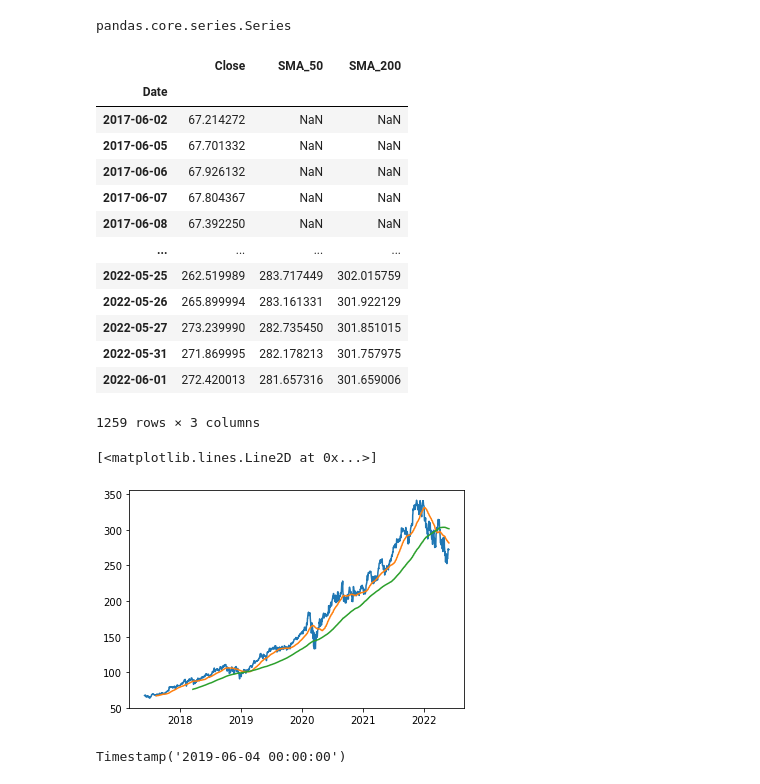
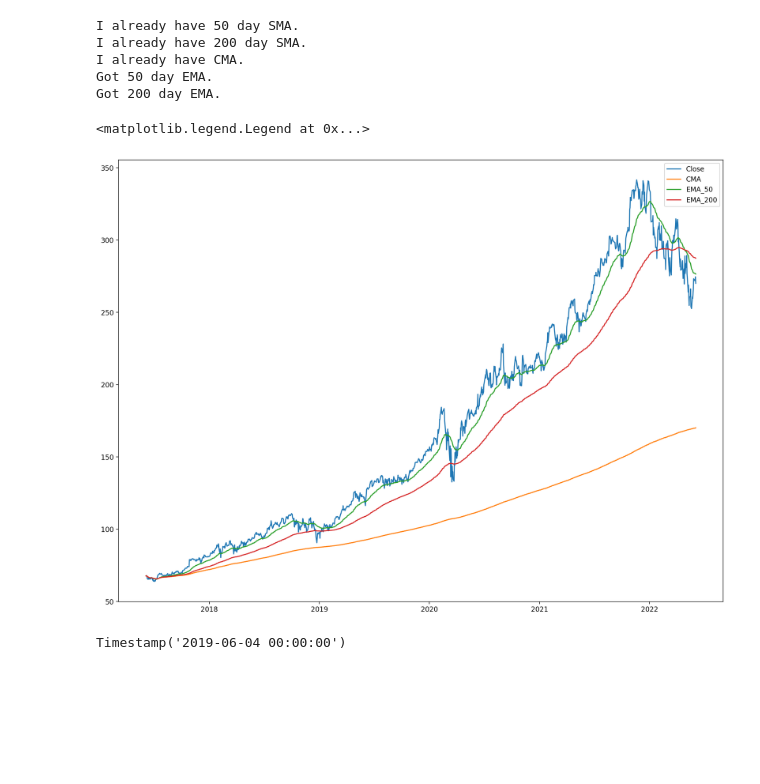
Before and after one commit to aws-trsharma/stock_trading_bot, a Jupyter notebook: rule_prototyping.ipynb, the cells around one changed output. Saved outputs shown, nothing was run; the diff lists cells and outputs as text; code cells hidden in the pictures; blank space fills up the shorter version.

```diff
--- a/rule_prototyping.ipynb
+++ b/rule_prototyping.ipynb
@@ -12,7 +12,6 @@ from matplotlib import pyplot as plt
 # %%
-bot = TradingBot()
-msft_data = bot.get_stock_data('MSFT', data_period='5y')
-msft_data.head()
+bot = Stock('MSFT',time_period='5y')
+bot.stock_data
 # %% [output]
 |  | Open | High | Low | Close | Volume | Dividends | Stock Splits |
 | Date |  |  |  |  |  |  |  |
@@ -45,4 +35,0 @@ msft_data.head()
-# %%
-type(msft_data['Close'])
-# %% [output]
-pandas.core.series.Series
@@ -56,28 +36,24 @@ long_ma = price_hist.iloc[-1].loc['SMA_200']
-# %%
-
-price_hist
-# %% [output]
-|  | Close | SMA_50 | SMA_200 |
-| Date |  |  |  |
-| 2017-06-02 | 67.214272 | NaN | NaN |
-| 2017-06-05 | 67.701332 | NaN | NaN |
-| 2017-06-06 | 67.926132 | NaN | NaN |
-| 2017-06-07 | 67.804367 | NaN | NaN |
-| 2017-06-08 | 67.392250 | NaN | NaN |
-| ... | ... | ... | ... |
-| 2022-05-25 | 262.519989 | 283.717449 | 302.015759 |
-| 2022-05-26 | 265.899994 | 283.161331 | 301.922129 |
-| 2022-05-27 | 273.239990 | 282.735450 | 301.851015 |
-| 2022-05-31 | 271.869995 | 282.178213 | 301.757975 |
-| 2022-06-01 | 272.420013 | 281.657316 | 301.659006 |
-1259 rows × 3 columns
+# %%
+bot.get_sma_(t=50)
+bot.get_sma_(t=200)
+bot.get_cma_()
+bot.get_ema_(t=50)
+bot.get_ema_(t=200)
+# %% [output]
+I already have 50 day SMA.
+I already have 200 day SMA.
+I already have CMA.
+Got 50 day EMA.
+Got 200 day EMA.
 # %%
-plt.plot(price_hist['Close'])
-plt.plot(price_hist['SMA_50'])
-plt.plot(price_hist['SMA_200'])
+plt.figure(figsize=(16, 12), dpi=200)
+cols_to_plot = ['Close', 'CMA', 'EMA_50','EMA_200']
+for col in cols_to_plot:
+    plt.plot(bot.stock_data[col], label=col)
+plt.legend()
 # %% [output]
-[<matplotlib.lines.Line2D at 0x...>]
+<matplotlib.legend.Legend at 0x...>
-[figure, old version]
+[figure, new version]
 # %%
 #price_hist.index[0] + pd.Timedelta(days=1)
 # %% [output]
```
Also changed, not shown: parts of 8 cells of this notebook, 1 other file.
